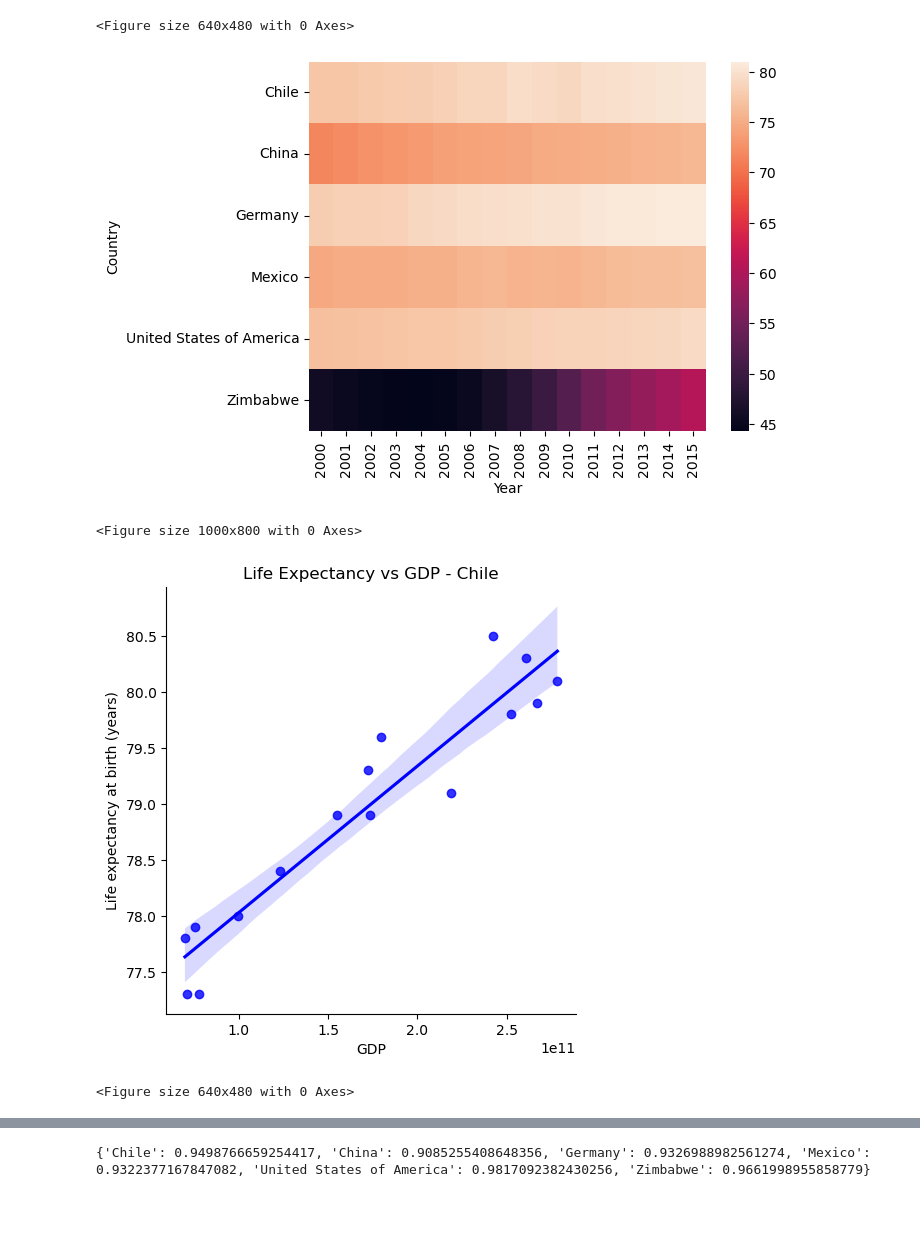
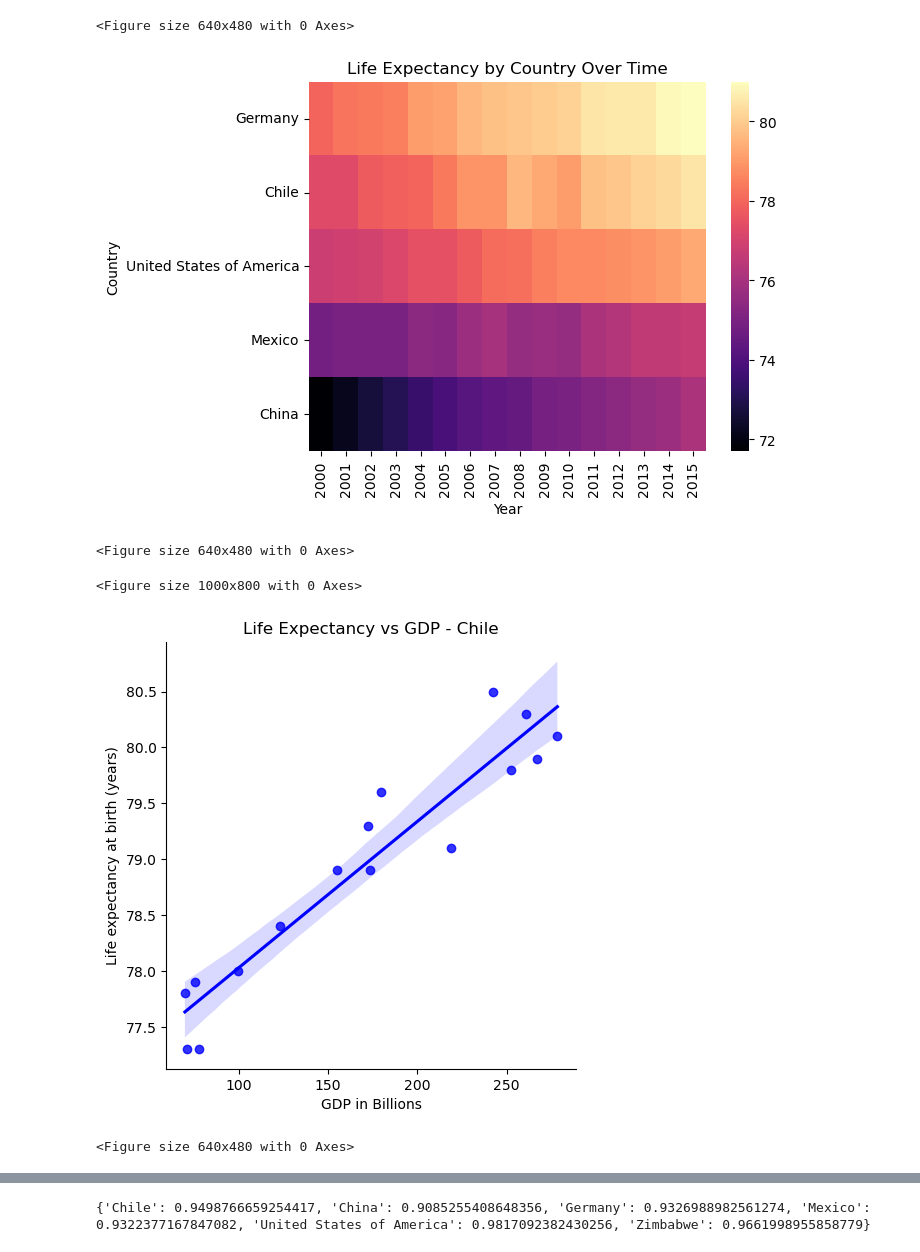
Before and after one commit to tdubbs001/data-science-foundations, a Jupyter notebook: life_expectancy_gdp.ipynb, the cells around one changed output, grey strips where cells are left out. Saved outputs shown, nothing was run; the diff lists cells and outputs as text; code cells hidden in the pictures; blank space fills up the shorter version.

Commit message:
Life Expectancy and GDP version 1.10

```diff
--- a/life_expectancy_gdp.ipynb
+++ b/life_expectancy_gdp.ipynb
@@ -7,7 +7,7 @@ from scipy import stats
 # %%
 all_data = pd.read_csv('all_data.csv')
 # %%
-all_data['GDP in billion'] = all_data['GDP'] / 1e9
+all_data['GDP in Billions'] = all_data['GDP'] / 1e9
 # %%
 print(all_data.info())
 print(all_data.head())
@@ -70,27 +70,33 @@ plt.clf()
 [figure]
 <Figure size 640x480 with 0 Axes>
 # %%
-import seaborn as sns
+#removing Zimbabwe from the data as it is an outlier and makes the heatmap difficult to interpret
+new_data = all_data[all_data['Country'] != 'Zimbabwe']
 
 # Create a pivot table with 'Country' as index, 'Year' as columns, and 'Life expectancy at birth (years)' as values
-pivot_table = all_data.pivot(index='Country', columns='Year', values='Life expectancy at birth (years)')
+pivot_table = new_data.pivot(index='Country', columns='Year', values='Life expectancy at birth (years)')
 
-# Create a heatmap from the pivot table
-sns.heatmap(pivot_table)
+# Sort the pivot table by the mean life expectancy
+sorted_pivot_table = pivot_table.reindex(pivot_table.mean(axis=1).sort_values(ascending=False).index)
 
-# Show the plot
+# Create a heatmap from the sorted pivot table
+sns.heatmap(sorted_pivot_table, cmap='magma')
+
+plt.title('Life Expectancy by Country Over Time')
 plt.show()
+plt.clf()
 # %% [output]
-[figure, old version]
+[figure, new version]
+<Figure size 640x480 with 0 Axes>
 # %%
 plt.figure(figsize=(10,8))
-sns.lmplot(x = 'GDP', y='Life expectancy at birth (years)', data = all_data[all_data['Country'] == 'Chile'], scatter_kws={'color': 'blue'}, line_kws={'color': 'blue'})
+sns.lmplot(x = 'GDP in Billions', y='Life expectancy at birth (years)', data = all_data[all_data['Country'] == 'Chile'], scatter_kws={'color': 'blue'}, line_kws={'color': 'blue'})
 plt.title('Life Expectancy vs GDP - Chile')
 plt.show()
 plt.clf()
 # %% [output]
 <Figure size 1000x800 with 0 Axes>
-[figure, old version]
+[figure, new version]
 <Figure size 640x480 with 0 Axes>
 # %%
 plt.figure(figsize=(10,8))
```
Also changed, not shown: parts of 6 cells of this notebook.
